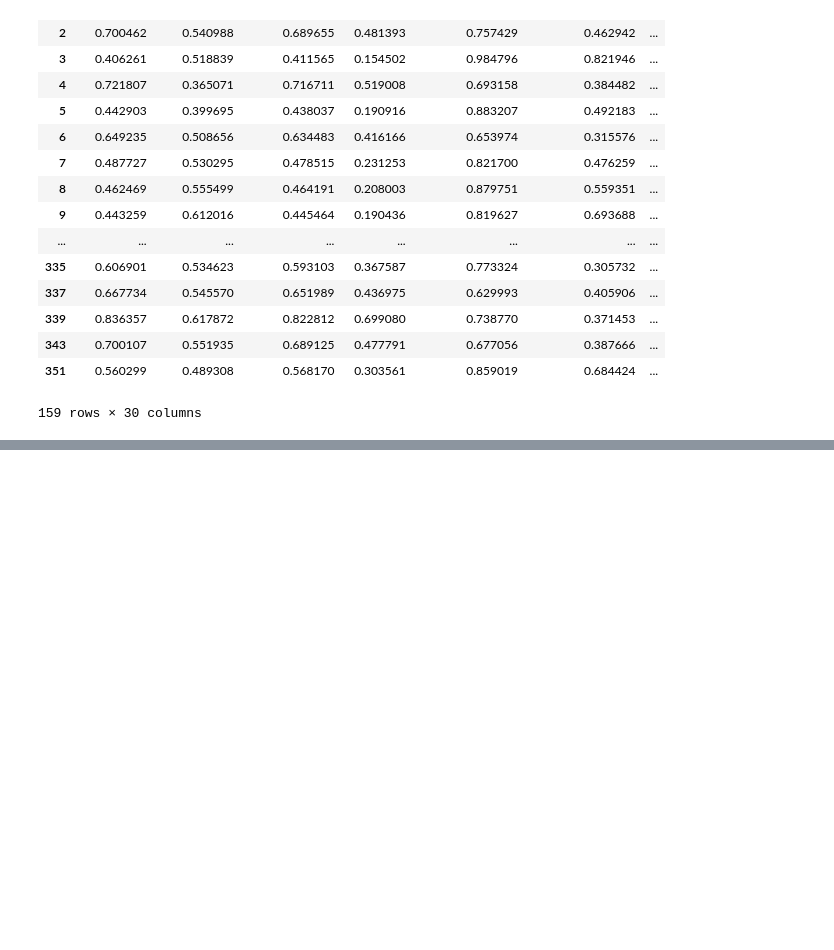
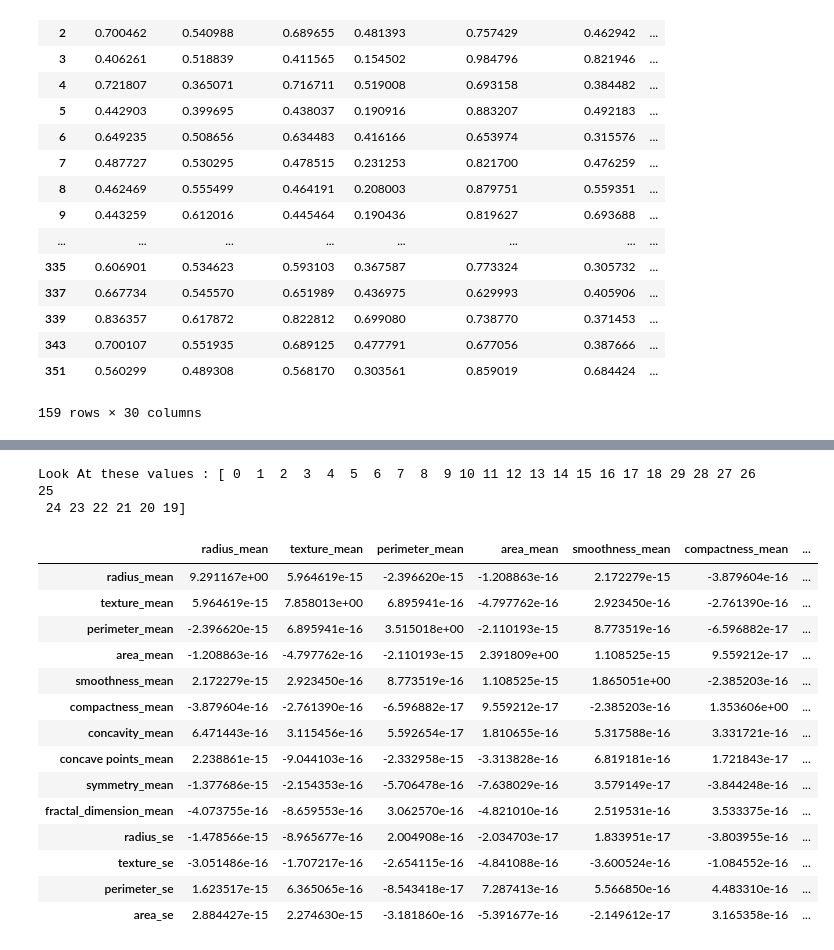
Before and after one commit to Girrajjangid/Machine-Learning-from-Scratch, a Jupyter notebook: Naive Bayes Classifier/Naive Bayes Classifier [By-Class].ipynb, the cells around one changed output, grey strips where cells are left out. Cells and saved outputs as stored; diff of their text form; code cells hidden in the pictures; blank space fills up the shorter version.

```diff
--- a/Naive Bayes Classifier/Naive Bayes Classifier [By-Class].ipynb
+++ b/Naive Bayes Classifier/Naive Bayes Classifier [By-Class].ipynb
@@ -356,0 +482,22 @@ np.linalg.det(regularized_cov_mat_benign)
+# %%
+eign_val1 , eign_vct1 = np.linalg.eig(normalize_data_2_B.cov())
+# now we have to short eign_vals  with  eign_vectors
+sort_index1 = eign_val1.argsort()[ : : -1 ]
+print( "Look At these values :" , eign_val1.argsort()[ : : -1 ])
+sorted_eign_val1 = eign_val1[sort_index1]
+sorted_eign_vct1 = eign_vct1[:,sort_index1]
+sorted_labels1 = np.array(columns_names)[sort_index1]
+
+eign_val_14D_space1 = eign_val1[sort_index1[0:14]]
+eign_vct_14D_space1 = eign_vct1[:,sort_index1[0:14]]
+sorted_labels1 = sorted_labels1[:14]
+forming_vector_14D1 = normalize_data_2_B.dot(eign_vct_14D_space1)
+
+a1 = pd.DataFrame(forming_vector_14D1 )
+a1.columns = sorted_labels1
+
+final_benign_cov = (a1.cov())
+final_benign_mean = (a1.mean(axis=0))
+# %% [output]
+Look At these values : [ 0  1  2  3  4  5  6  7  8  9 10 11 12 13 14 15 16 17 18 29 28 27 26 25
+ 24 23 22 21 20 19]
@@ -356,0 +523,18 @@ np.linalg.det(regularized_cov_mat_benign)
+# %%
+final_benign_cov
+# %% [output]
+|  | radius_mean | texture_mean | perimeter_mean | area_mean | smoothness_mean | compactness_mean | ... |
+| radius_mean | 9.291167e+00 | 5.964619e-15 | -2.396620e-15 | -1.208863e-16 | 2.172279e-15 | -3.879604e-16 | ... |
+| texture_mean | 5.964619e-15 | 7.858013e+00 | 6.895941e-16 | -4.797762e-16 | 2.923450e-16 | -2.761390e-16 | ... |
+| perimeter_mean | -2.396620e-15 | 6.895941e-16 | 3.515018e+00 | -2.110193e-15 | 8.773519e-16 | -6.596882e-17 | ... |
+| area_mean | -1.208863e-16 | -4.797762e-16 | -2.110193e-15 | 2.391809e+00 | 1.108525e-15 | 9.559212e-17 | ... |
+| smoothness_mean | 2.172279e-15 | 2.923450e-16 | 8.773519e-16 | 1.108525e-15 | 1.865051e+00 | -2.385203e-16 | ... |
+| compactness_mean | -3.879604e-16 | -2.761390e-16 | -6.596882e-17 | 9.559212e-17 | -2.385203e-16 | 1.353606e+00 | ... |
+| concavity_mean | 6.471443e-16 | 3.115456e-16 | 5.592654e-17 | 1.810655e-16 | 5.317588e-16 | 3.331721e-16 | ... |
+| concave points_mean | 2.238861e-15 | -9.044103e-16 | -2.332958e-15 | -3.313828e-16 | 6.819181e-16 | 1.721843e-17 | ... |
+| symmetry_mean | -1.377686e-15 | -2.154353e-16 | -5.706478e-16 | -7.638029e-16 | 3.579149e-17 | -3.844248e-16 | ... |
+| fractal_dimension_mean | -4.073755e-16 | -8.659553e-16 | 3.062570e-16 | -4.821010e-16 | 2.519531e-16 | 3.533375e-16 | ... |
+| radius_se | -1.478566e-15 | -8.965677e-16 | 2.004908e-16 | -2.034703e-17 | 1.833951e-17 | -3.803955e-16 | ... |
+| texture_se | -3.051486e-16 | -1.707217e-16 | -2.654115e-16 | -4.841088e-16 | -3.600524e-16 | -1.084552e-16 | ... |
+| perimeter_se | 1.623517e-15 | 6.365065e-16 | -8.543418e-17 | 7.287413e-16 | 5.566850e-16 | 4.483310e-16 | ... |
+| area_se | 2.884427e-15 | 2.274630e-15 | -3.181860e-16 | -5.391677e-16 | -2.149612e-17 | 3.165358e-16 | ... |
```
Also changed, not shown: parts of 20 cells of this notebook.
